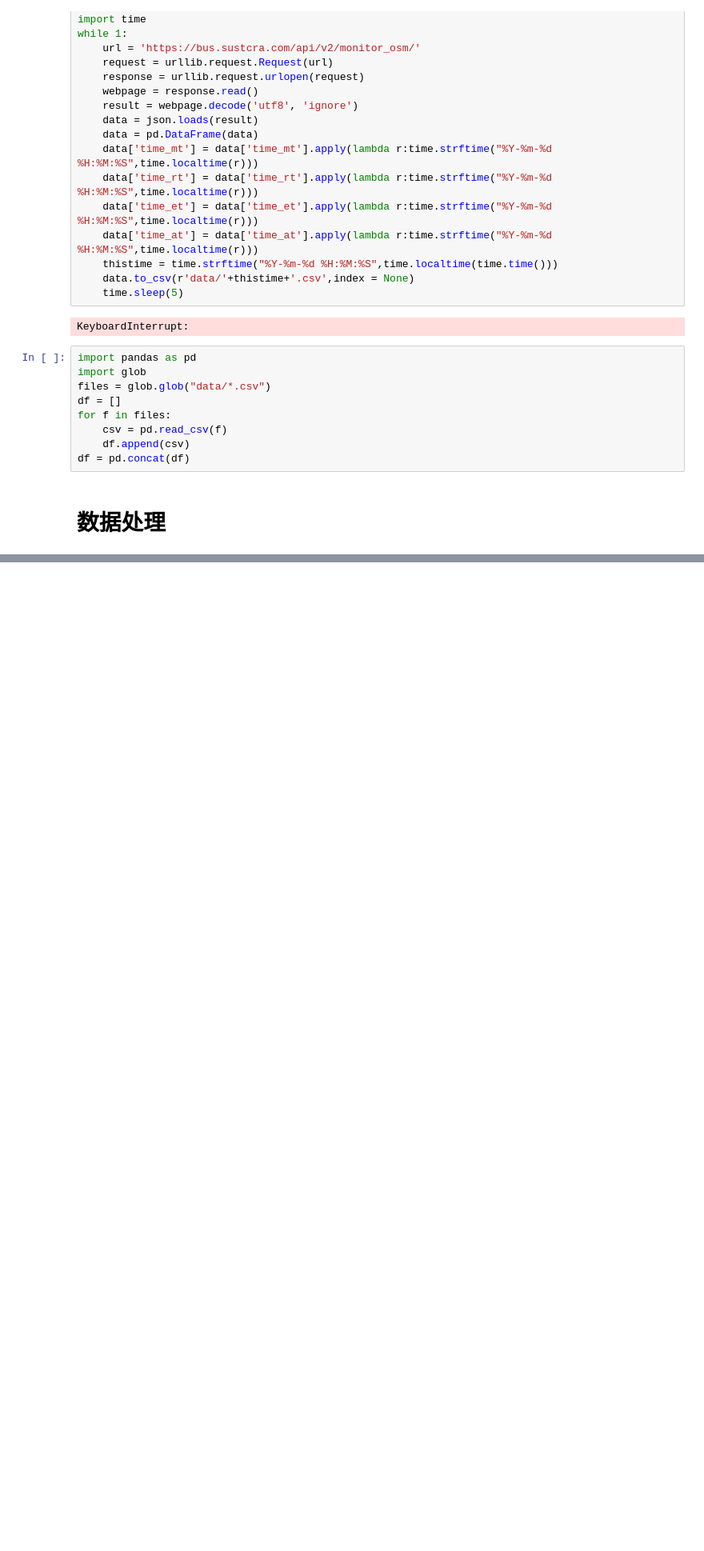
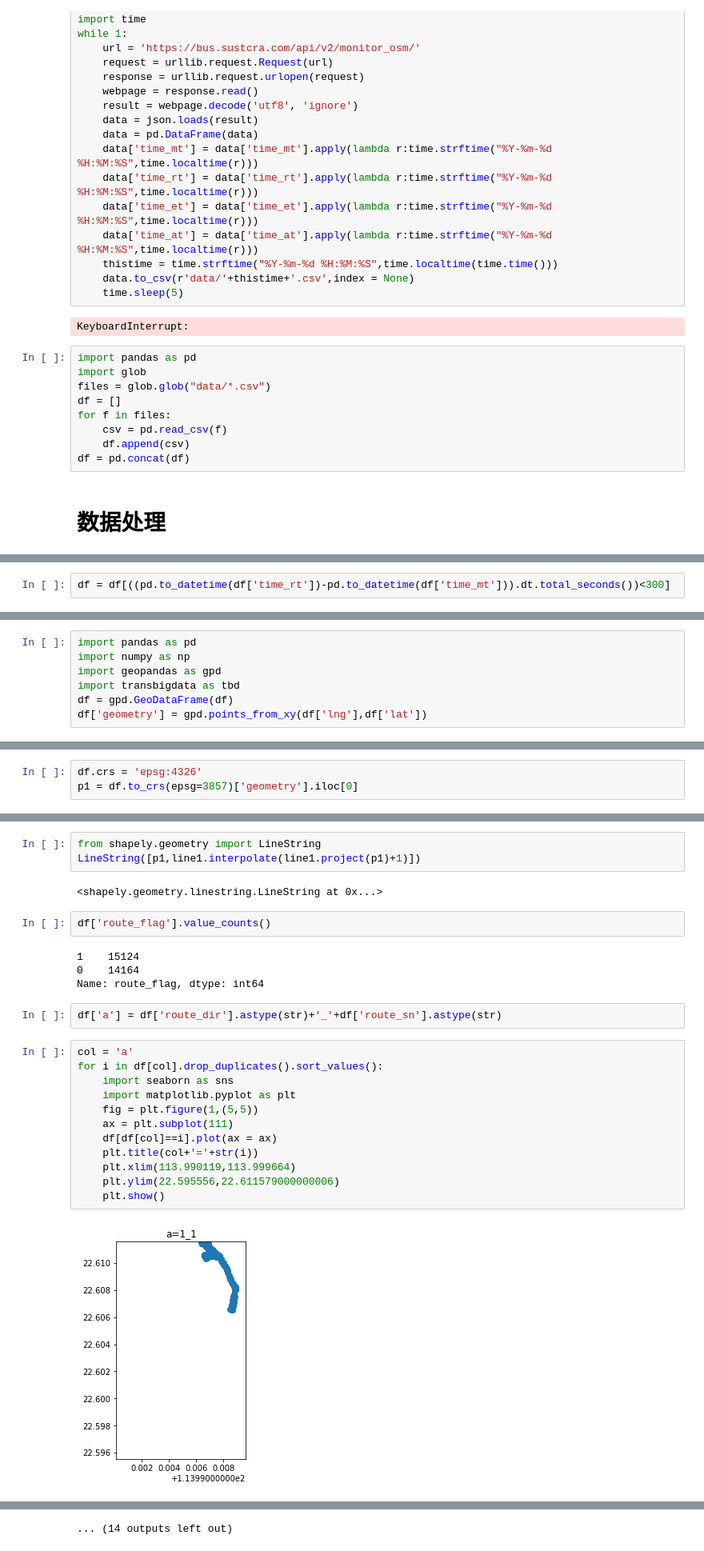
Before and after one commit to ni1o1/nikebus, a Jupyter notebook: dataprocess.ipynb, the cells around one changed output, grey strips where cells are left out. Shown: that part at 80% size. Saved outputs shown, nothing was run; the diff lists cells and outputs as text; blank space fills up the shorter version.

```diff
--- a/dataprocess.ipynb
+++ b/dataprocess.ipynb
@@ -561,0 +577,2 @@ df = df.sort_values(by = 'time_rt')
+# %%
+df = df[((pd.to_datetime(df['time_rt'])-pd.to_datetime(df['time_mt'])).dt.total_seconds())<300]
@@ -561,0 +593,7 @@ df = df.sort_values(by = 'time_rt')
+# %%
+import pandas as pd
+import numpy as np
+import geopandas as gpd
+import transbigdata as tbd
+df = gpd.GeoDataFrame(df)
+df['geometry'] = gpd.points_from_xy(df['lng'],df['lat'])
@@ -562 +603,4 @@ df = df.sort_values(by = 'time_rt')
+# %%
+df.crs = 'epsg:4326'
+p1 = df.to_crs(epsg=3857)['geometry'].iloc[0]
 # %%
@@ -577,0 +621,27 @@ df
+# %%
+from shapely.geometry import LineString
+LineString([p1,line1.interpolate(line1.project(p1)+1)])
+# %% [output]
+<shapely.geometry.linestring.LineString at 0x...>
+# %%
+df['route_flag'].value_counts()
+# %% [output]
+1    15124
+0    14164
+Name: route_flag, dtype: int64
+# %%
+df['a'] = df['route_dir'].astype(str)+'_'+df['route_sn'].astype(str)
+# %%
+col = 'a'
+for i in df[col].drop_duplicates().sort_values():
+    import seaborn as sns
+    import matplotlib.pyplot as plt
+    fig = plt.figure(1,(5,5))
+    ax = plt.subplot(111)
+    df[df[col]==i].plot(ax = ax)
+    plt.title(col+'='+str(i))
+    plt.xlim(113.990119,113.999664)
+    plt.ylim(22.595556,22.611579000000006)
+    plt.show()
+# %% [output]
+[figure, added]
@@ -577,0 +659 @@ df
+... (14 outputs left out)
```
Also changed, not shown: parts of 7 cells of this notebook, 9 other files.
